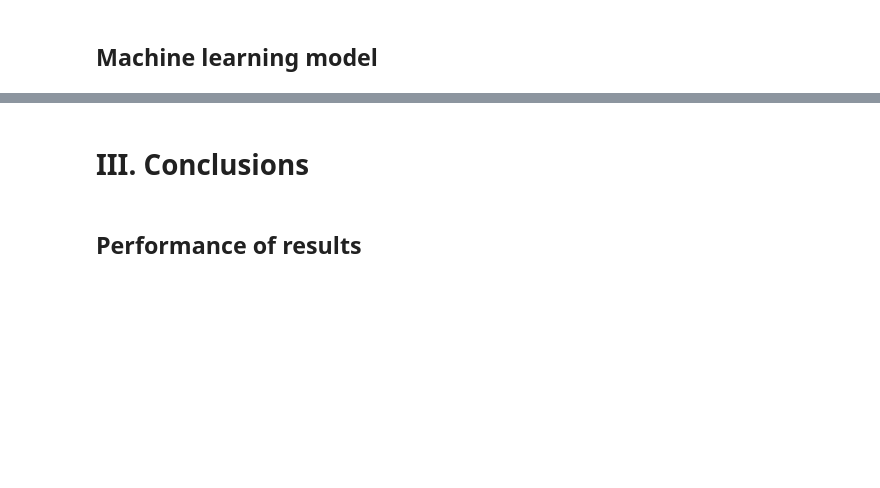
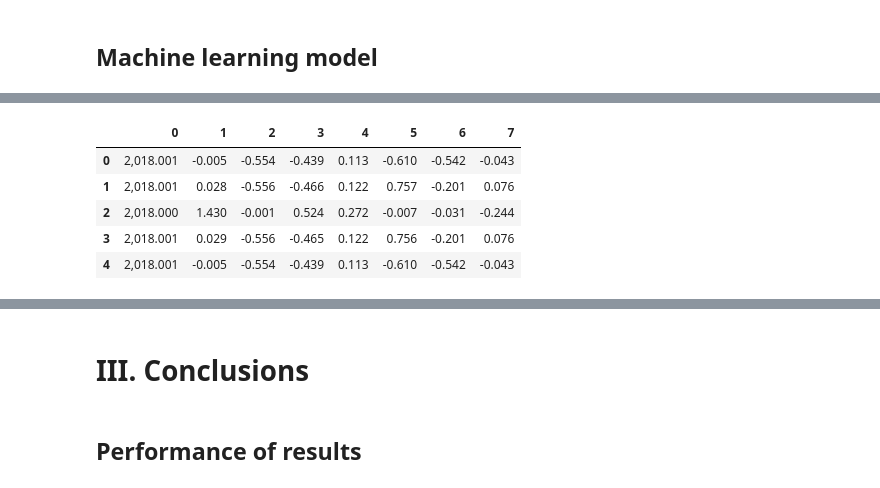
Before and after one commit to hudsonmendes/uolondon-cm3005-dsc, a Jupyter notebook: report.ipynb, the cells around one changed output, grey strips where cells are left out. Cells and saved outputs as stored; diff of their text form; code cells hidden in the pictures; blank space fills up the shorter version.

```diff
--- a/report.ipynb
+++ b/report.ipynb
@@ -380,0 +438,15 @@ for ix, property_type in tqdm(list(enumerate(ppd_property_type.values()))):
+# %%
+from sklearn.decomposition import TruncatedSVD
+
+n_dims = 8
+preprocessing_embeddings_svd = TruncatedSVD(n_components=n_dims)
+X_reduced  = preprocessing_embeddings_svd.fit_transform(X_encoded)
+np.save(data_folderpath / f"snapshot-X-dims-{n_dims}", X_reduced)
+pd.DataFrame(X_reduced).head()
+# %% [output]
+|  | 0 | 1 | 2 | 3 | 4 | 5 | 6 | 7 |
+| 0 | 2,018.001 | -0.005 | -0.554 | -0.439 | 0.113 | -0.610 | -0.542 | -0.043 |
+| 1 | 2,018.001 | 0.028 | -0.556 | -0.466 | 0.122 | 0.757 | -0.201 | 0.076 |
+| 2 | 2,018.000 | 1.430 | -0.001 | 0.524 | 0.272 | -0.007 | -0.031 | -0.244 |
+| 3 | 2,018.001 | 0.029 | -0.556 | -0.465 | 0.122 | 0.756 | -0.201 | 0.076 |
+| 4 | 2,018.001 | -0.005 | -0.554 | -0.439 | 0.113 | -0.610 | -0.542 | -0.043 |
```
Also changed, not shown: parts of 24 cells of this notebook, 3 other files.
